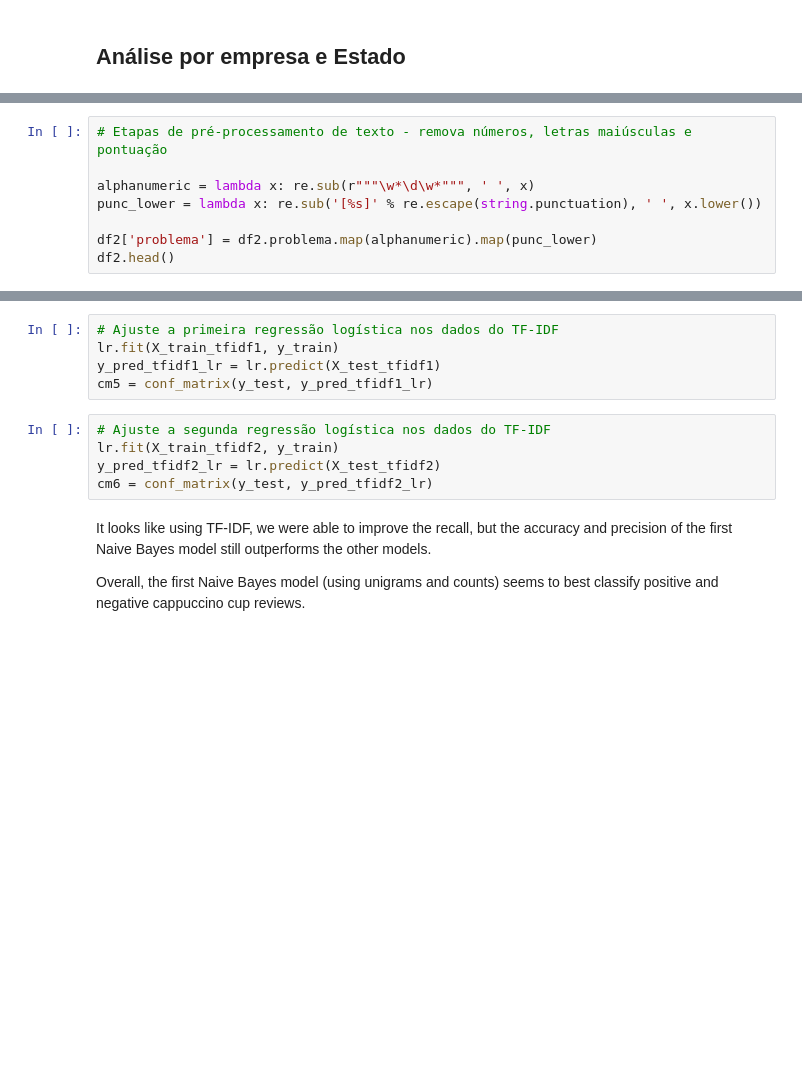
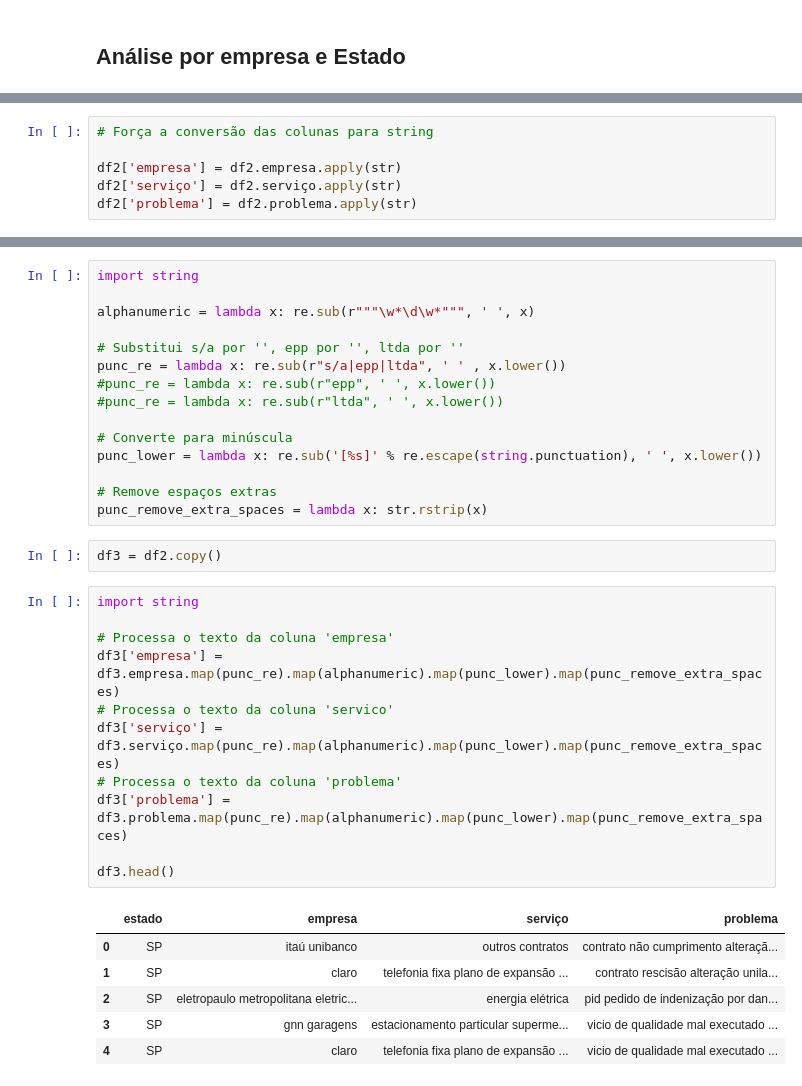
Before and after one commit to barrosm/text_mining, a Jupyter notebook: trabalho_final_Monica_Barros.ipynb, the cells around one changed output, grey strips where cells are left out. Cells and saved outputs as stored; diff of their text form; blank space fills up the shorter version.

```diff
--- a/trabalho_final_Monica_Barros.ipynb
+++ b/trabalho_final_Monica_Barros.ipynb
@@ -150,5 +128,11 @@ empresa     0
 problema    0
 dtype: int64
+# %%
+# Força a conversão das colunas para string
+
+df2['empresa'] = df2.empresa.apply(str)
+df2['serviço'] = df2.serviço.apply(str)
+df2['problema'] = df2.problema.apply(str)
 # %%
 df2.info()
 # %% [output]
@@ -163,8 +147,0 @@ memory usage: 1.0+ MB
-# %%
-# Etapas de pré-processamento de texto - remova números, letras maiúsculas e pontuação
-
-alphanumeric = lambda x: re.sub(r"""\w*\d\w*""", ' ', x)
-punc_lower = lambda x: re.sub('[%s]' % re.escape(string.punctuation), ' ', x.lower())
-
-df2['problema'] = df2.problema.map(alphanumeric).map(punc_lower)
-df2.head()
@@ -451,14 +198,35 @@ X_test_tfidf2  = tfidf2.transform(X_test)
-# %%
-# Ajuste a primeira regressão logística nos dados do TF-IDF
-lr.fit(X_train_tfidf1, y_train)
-y_pred_tfidf1_lr = lr.predict(X_test_tfidf1)
-cm5 = conf_matrix(y_test, y_pred_tfidf1_lr)
-# %%
-# Ajuste a segunda regressão logística nos dados do TF-IDF
-lr.fit(X_train_tfidf2, y_train)
-y_pred_tfidf2_lr = lr.predict(X_test_tfidf2)
-cm6 = conf_matrix(y_test, y_pred_tfidf2_lr)
-# %% [markdown]
-It looks like using TF-IDF, we were able to improve the recall, but the accuracy and precision of the first Naive Bayes model still outperforms the other models.
-
-Overall, the first Naive Bayes model (using unigrams and counts) seems to best classify positive and negative cappuccino cup reviews.
+# %%
+import string
+
+alphanumeric = lambda x: re.sub(r"""\w*\d\w*""", ' ', x)
+
+# Substitui s/a por '', epp por '', ltda por ''
+punc_re = lambda x: re.sub(r"s/a|epp|ltda", ' ' , x.lower())
+#punc_re = lambda x: re.sub(r"epp", ' ', x.lower())
+#punc_re = lambda x: re.sub(r"ltda", ' ', x.lower())
+
+# Converte para minúscula
+punc_lower = lambda x: re.sub('[%s]' % re.escape(string.punctuation), ' ', x.lower())
+
+# Remove espaços extras
+punc_remove_extra_spaces = lambda x: str.rstrip(x)
+# %%
+df3 = df2.copy()
+# %%
+import string
+
+# Processa o texto da coluna 'empresa'
+df3['empresa'] = df3.empresa.map(punc_re).map(alphanumeric).map(punc_lower).map(punc_remove_extra_spaces)
+# Processa o texto da coluna 'servico'
+df3['serviço'] = df3.serviço.map(punc_re).map(alphanumeric).map(punc_lower).map(punc_remove_extra_spaces)
+# Processa o texto da coluna 'problema'
+df3['problema'] = df3.problema.map(punc_re).map(alphanumeric).map(punc_lower).map(punc_remove_extra_spaces)
+
+df3.head()
+# %% [output]
+|  | estado | empresa | serviço | problema |
+| 0 | SP | itaú unibanco | outros contratos | contrato não cumprimento alteraçã... |
+| 1 | SP | claro | telefonia fixa plano de expansão ... | contrato rescisão alteração unila... |
+| 2 | SP | eletropaulo metropolitana eletric... | energia elétrica | pid pedido de indenização por dan... |
+| 3 | SP | gnn garagens | estacionamento particular superme... | vicio de qualidade mal executado ... |
+| 4 | SP | claro | telefonia fixa plano de expansão ... | vicio de qualidade mal executado ... |
```
Also changed, not shown: parts of 64 cells of this notebook.
